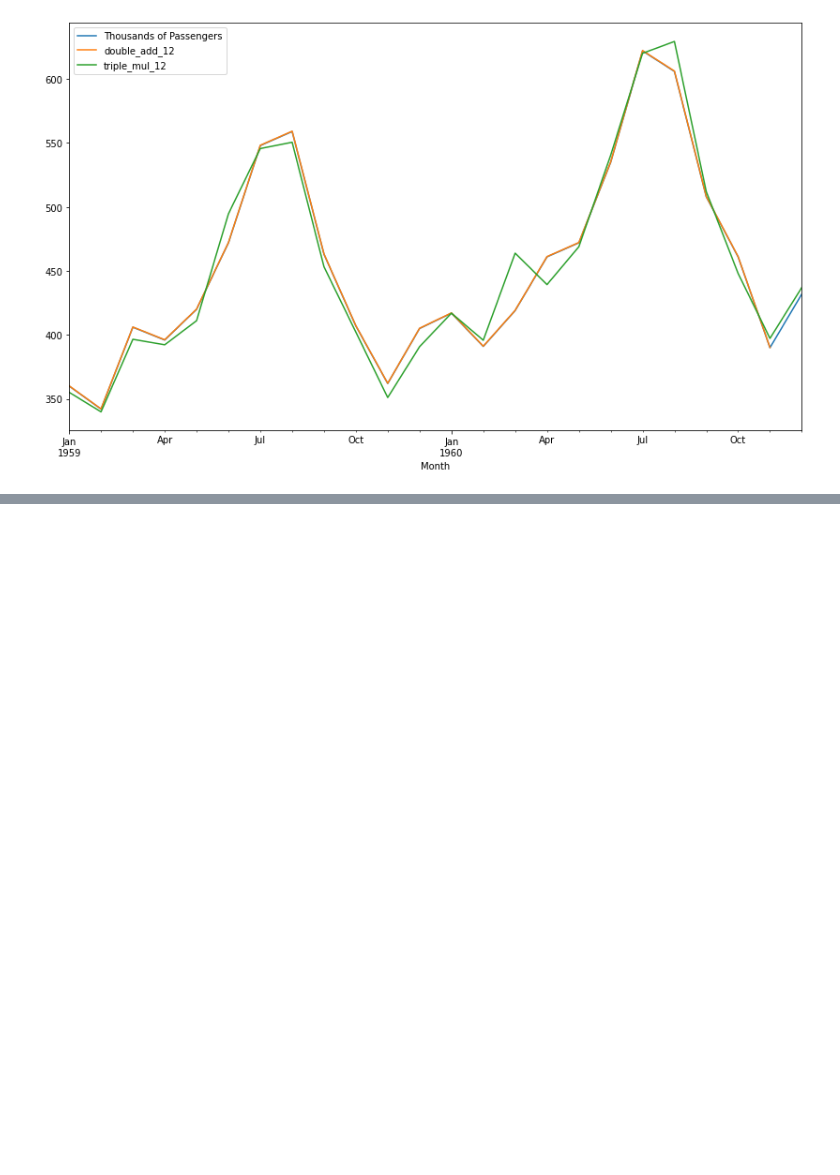
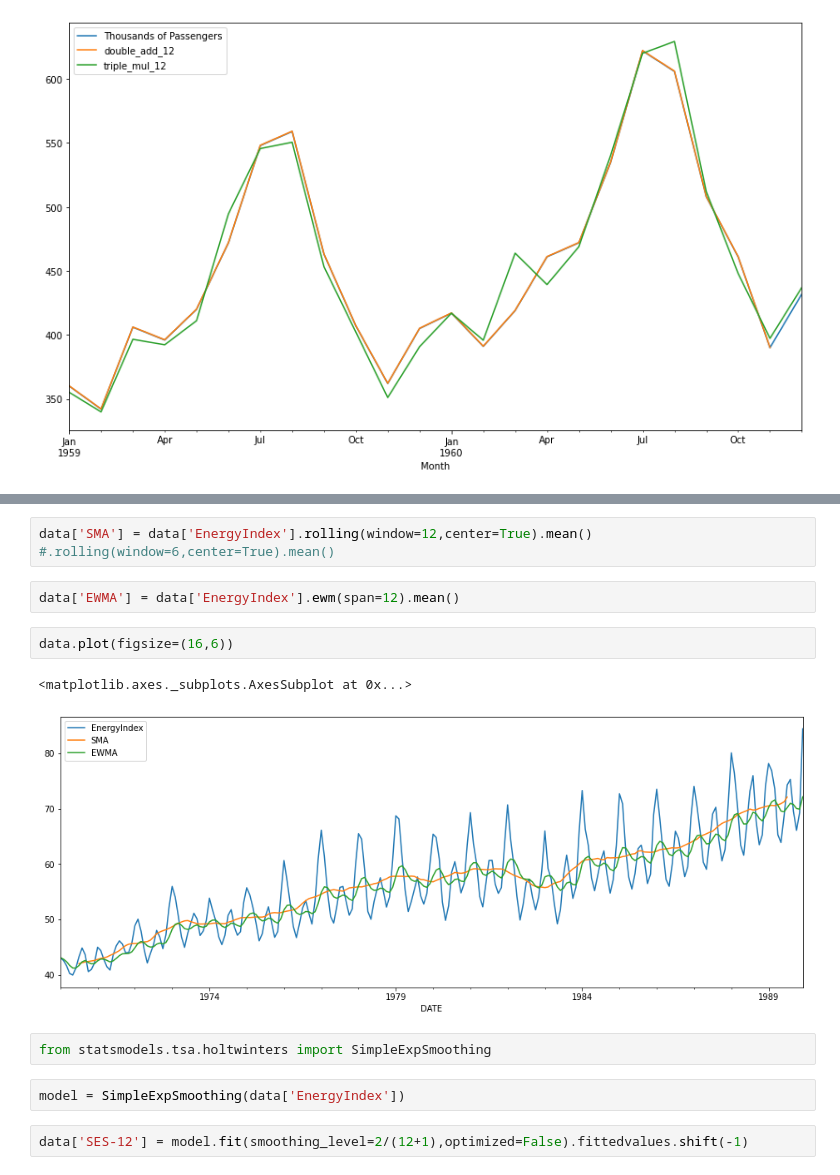
Before and after one commit to kozz84/Udemy, a Jupyter notebook: Time_Series.ipynb, the cells around one changed output, grey strips where cells are left out. Cells and saved outputs as stored; diff of their text form; blank space fills up the shorter version.

```diff
--- a/Time_Series.ipynb
+++ b/Time_Series.ipynb
@@ -288,0 +324,16 @@ df.iloc[-24:][['Thousands of Passengers',
+# %%
+data['SMA'] = data['EnergyIndex'].rolling(window=12,center=True).mean()
+#.rolling(window=6,center=True).mean()
+# %%
+data['EWMA'] = data['EnergyIndex'].ewm(span=12).mean()
+# %%
+data.plot(figsize=(16,6))
+# %% [output]
+<matplotlib.axes._subplots.AxesSubplot at 0x...>
+[figure, added]
+# %%
+from statsmodels.tsa.holtwinters import SimpleExpSmoothing
+# %%
+model = SimpleExpSmoothing(data['EnergyIndex'])
+# %%
+data['SES-12'] = model.fit(smoothing_level=2/(12+1),optimized=False).fittedvalues.shift(-1)
```
Also changed, not shown: parts of 58 cells of this notebook.
